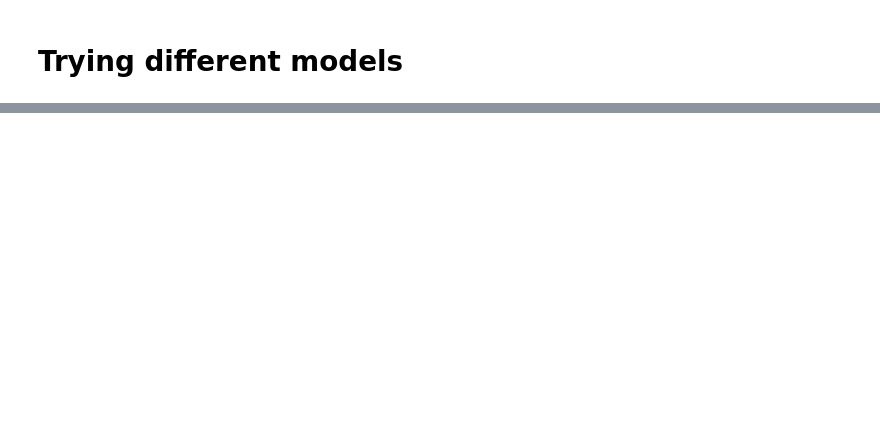
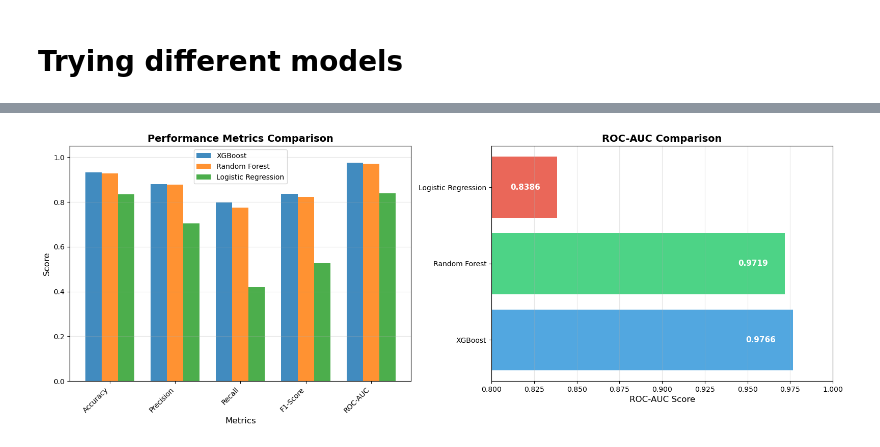
Before and after one commit to TheManuAi/Loan-Prediction-using-ML, a Jupyter notebook: notebook.ipynb, the cells around one changed output, grey strips where cells are left out. Saved outputs shown, nothing was run; the diff lists cells and outputs as text; code cells hidden in the pictures; blank space fills up the shorter version.

```diff
--- a/notebook.ipynb
+++ b/notebook.ipynb
@@ -343,0 +495,19 @@ plt.show()
+# %%
+comparison_df = pd.DataFrame({
+    'Model': ['Logistic Regression', 'Random Forest', 'XGBoost'],
+    'Accuracy': [lr_test_accuracy, rf_test_accuracy, xgb_test_accuracy],
+    'Precision': [lr_test_precision, rf_test_precision, xgb_test_precision],
+    'Recall': [lr_test_recall, rf_test_recall, xgb_test_recall],
+    'F1-Score': [lr_test_f1, rf_test_f1, xgb_test_f1],
+    'ROC-AUC': [lr_test_roc_auc, rf_test_roc_auc, xgb_test_roc_auc]
+})
+
+comparison_df = comparison_df.sort_values('ROC-AUC', ascending=False).reset_index(drop=True)
+
+print("MODEL COMPARISON - TEST SET PERFORMANCE\n")
+print(comparison_df.to_string(index=False))
+
+best_model_name = comparison_df.iloc[0]['Model']
+best_roc_auc = comparison_df.iloc[0]['ROC-AUC']
+
+print(f"\nBEST MODEL: {best_model_name} (ROC-AUC: {best_roc_auc:.4f})")
@@ -343,0 +580,41 @@ plt.show()
+# %%
+# final Comparison
+fig, axes = plt.subplots(1, 2, figsize=(16, 6))
+
+metrics_to_plot = ['Accuracy', 'Precision', 'Recall', 'F1-Score', 'ROC-AUC']
+x_pos = np.arange(len(metrics_to_plot))
+width = 0.25
+
+for idx, model in enumerate(comparison_df['Model']):
+    values = comparison_df.loc[comparison_df['Model'] == model, metrics_to_plot].values[0]
+    axes[0].bar(x_pos + idx*width, values, width, label=model, alpha=0.85)
+
+axes[0].set_xlabel('Metrics', fontsize=12)
+axes[0].set_ylabel('Score', fontsize=12)
+axes[0].set_title('Performance Metrics Comparison', fontsize=14, fontweight='bold')
+axes[0].set_xticks(x_pos + width)
+axes[0].set_xticklabels(metrics_to_plot, rotation=45, ha='right')
+axes[0].legend(fontsize=10)
+axes[0].grid(axis='y', alpha=0.3)
+axes[0].set_ylim([0, 1.05])
+
+models = comparison_df['Model']
+roc_scores = comparison_df['ROC-AUC']
+colors = ['#3498db', '#2ecc71', '#e74c3c']
+
+bars = axes[1].barh(models, roc_scores, color=colors, alpha=0.85)
+axes[1].set_xlabel('ROC-AUC Score', fontsize=12)
+axes[1].set_title('ROC-AUC Comparison', fontsize=14, fontweight='bold')
+axes[1].set_xlim([0.80, 1.0])
+axes[1].grid(axis='x', alpha=0.3)
+
+for bar in bars:
+    width_val = bar.get_width()
+    axes[1].text(width_val - 0.01, bar.get_y() + bar.get_height()/2,
+                f'{width_val:.4f}', ha='right', va='center',
+                fontweight='bold', color='white', fontsize=11)
+
+plt.tight_layout()
+plt.show()
+# %% [output]
+[figure, added]
```
Also changed, not shown: parts of 26 cells of this notebook.
